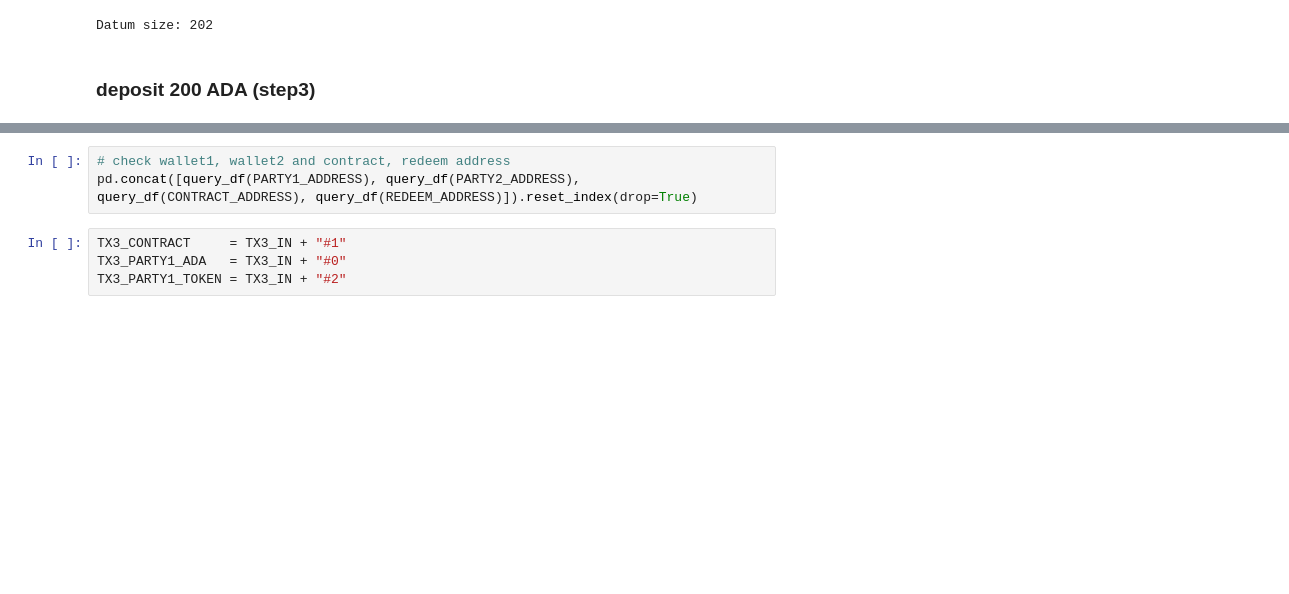
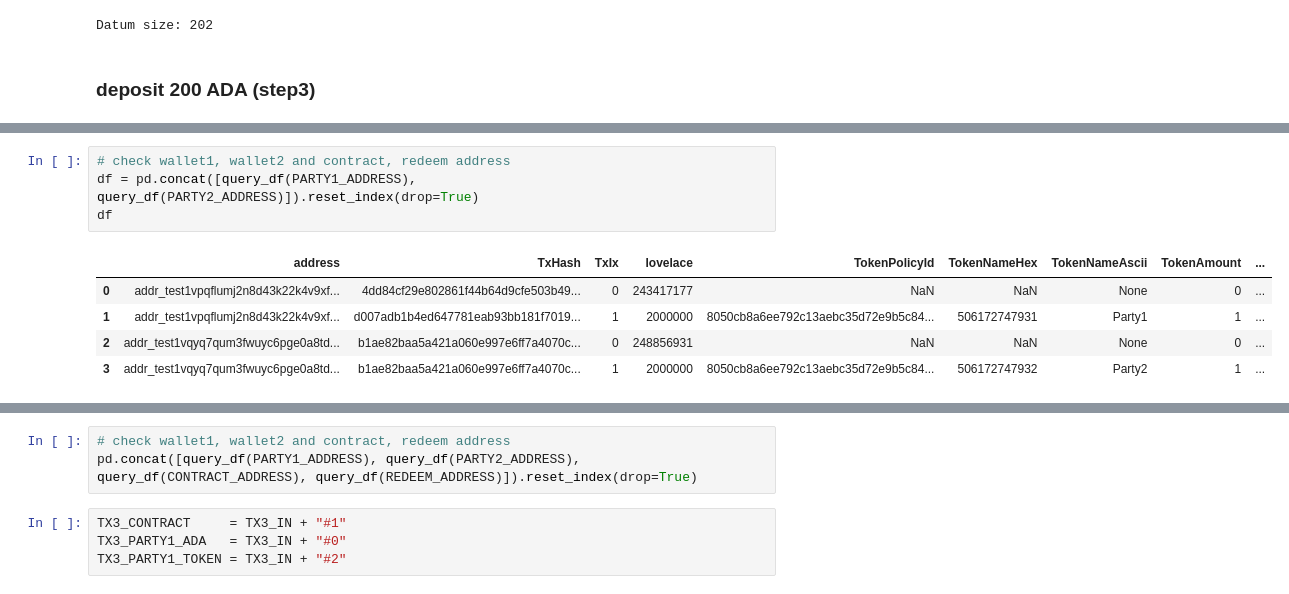
Before and after one commit to littlefish-foundation/cardano-contracts-cookbook, a Jupyter notebook: code/notebooks/howto_cardano_swap_contract.ipynb, the cells around one changed output, grey strips where cells are left out. Saved outputs shown, nothing was run; the diff lists cells and outputs as text; blank space fills up the shorter version.

```diff
--- a/code/notebooks/howto_cardano_swap_contract.ipynb
+++ b/code/notebooks/howto_cardano_swap_contract.ipynb
@@ -1263,0 +2281,10 @@ pd.concat([query_df(PARTY1_ADDRESS), query_df(PARTY2_ADDRESS), query_df(CONTRACT
+# %%
+# check wallet1, wallet2 and contract, redeem address
+df = pd.concat([query_df(PARTY1_ADDRESS), query_df(PARTY2_ADDRESS)]).reset_index(drop=True)
+df
+# %% [output]
+|  | address | TxHash | TxIx | lovelace | TokenPolicyId | TokenNameHex | TokenNameAscii | TokenAmount | ... |
+| 0 | addr_test1vpqflumj2n8d43k22k4v9xf... | 4dd84cf29e802861f44b64d9cfe503b49... | 0 | 243417177 | NaN | NaN | None | 0 | ... |
+| 1 | addr_test1vpqflumj2n8d43k22k4v9xf... | d007adb1b4ed647781eab93bb181f7019... | 1 | 2000000 | 8050cb8a6ee792c13aebc35d72e9b5c84... | 506172747931 | Party1 | 1 | ... |
+| 2 | addr_test1vqyq7qum3fwuyc6pge0a8td... | b1ae82baa5a421a060e997e6ff7a4070c... | 0 | 248856931 | NaN | NaN | None | 0 | ... |
+| 3 | addr_test1vqyq7qum3fwuyc6pge0a8td... | b1ae82baa5a421a060e997e6ff7a4070c... | 1 | 2000000 | 8050cb8a6ee792c13aebc35d72e9b5c84... | 506172747932 | Party2 | 1 | ... |
```
Also changed, not shown: parts of 214 cells of this notebook.
